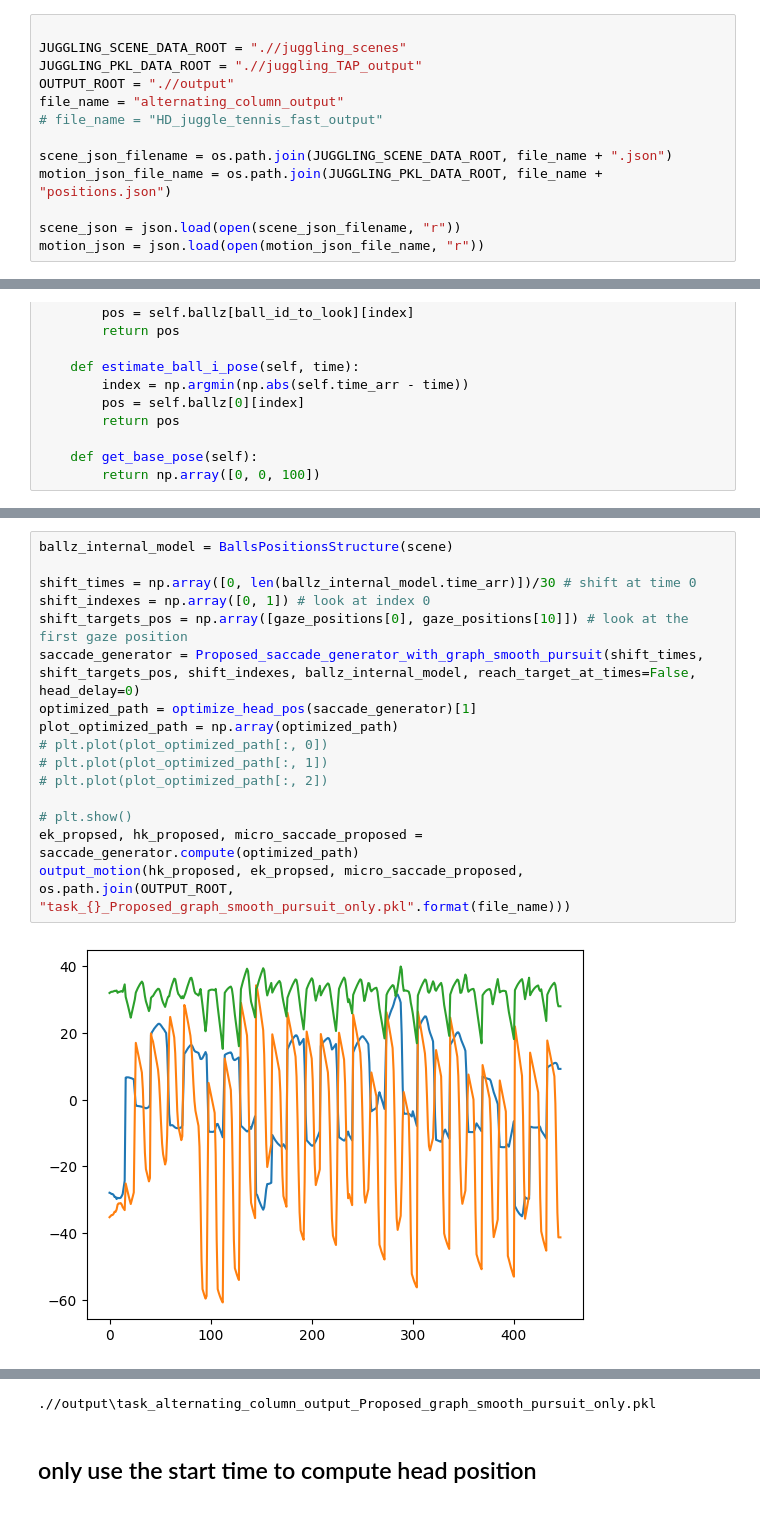
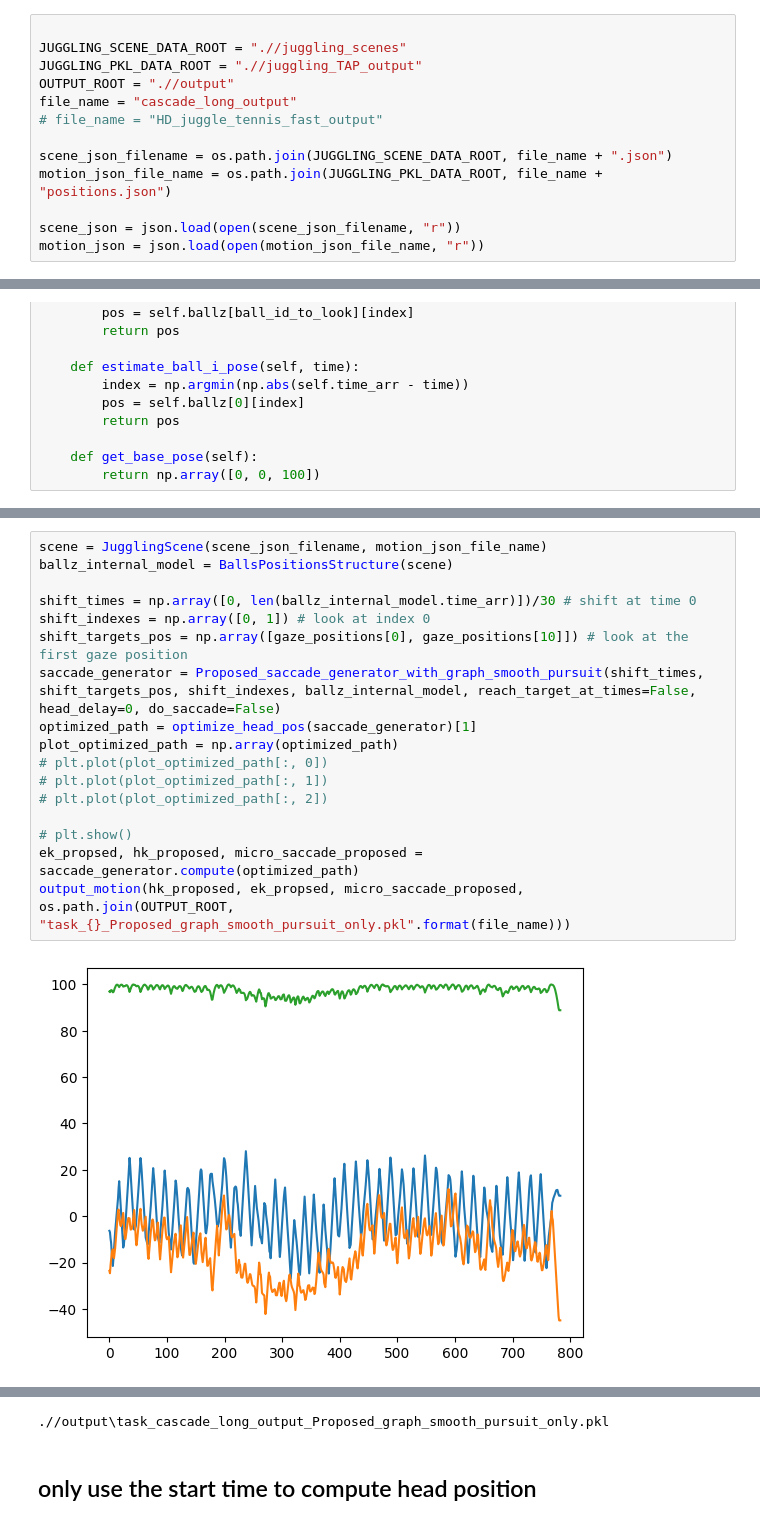
Before and after one commit to EvanSamaa/EyeIK, a Jupyter notebook: Juggling/generate_juggling_animation.ipynb, the cells around one changed output, grey strips where cells are left out. Drawn from its saved outputs; the diff is of its cells as text.

```diff
--- a/Juggling/generate_juggling_animation.ipynb
+++ b/Juggling/generate_juggling_animation.ipynb
@@ -211,7 +208,7 @@ def get_gaze_inputs(eye_traj, head_traj, input_times, input_angles):
 JUGGLING_SCENE_DATA_ROOT = ".//juggling_scenes"
 JUGGLING_PKL_DATA_ROOT = ".//juggling_TAP_output"
 OUTPUT_ROOT = ".//output"
-file_name = "alternating_column_output"
+file_name = "cascade_long_output"
 # file_name = "HD_juggle_tennis_fast_output"
 
 scene_json_filename = os.path.join(JUGGLING_SCENE_DATA_ROOT, file_name + ".json")
@@ -344,18 +341,19 @@ output_motion(hk_proposed, ek_propsed, micro_saccade_proposed, os.path.join(OUTP
 # %%
+scene = JugglingScene(scene_json_filename, motion_json_file_name)
 ballz_internal_model = BallsPositionsStructure(scene)
 
 shift_times = np.array([0, len(ballz_internal_model.time_arr)])/30 # shift at time 0
 shift_indexes = np.array([0, 1]) # look at index 0
 shift_targets_pos = np.array([gaze_positions[0], gaze_positions[10]]) # look at the first gaze position
-saccade_generator = Proposed_saccade_generator_with_graph_smooth_pursuit(shift_times, shift_targets_pos, shift_indexes, ballz_internal_model, reach_target_at_times=False, head_delay=0)
+saccade_generator = Proposed_saccade_generator_with_graph_smooth_pursuit(shift_times, shift_targets_pos, shift_indexes, ballz_internal_model, reach_target_at_times=False, head_delay=0, do_saccade=False)
 optimized_path = optimize_head_pos(saccade_generator)[1]
 plot_optimized_path = np.array(optimized_path)
 # plt.plot(plot_optimized_path[:, 0])
 # plt.plot(plot_optimized_path[:, 1])
 # plt.plot(plot_optimized_path[:, 2])
 
 # plt.show()
 ek_propsed, hk_proposed, micro_saccade_proposed = saccade_generator.compute(optimized_path)
 output_motion(hk_proposed, ek_propsed, micro_saccade_proposed, os.path.join(OUTPUT_ROOT, "task_{}_Proposed_graph_smooth_pursuit_only.pkl".format(file_name)))
 # %% [output]
-[figure, old version]
+[figure, new version]
@@ -362,4 +361,4 @@ output_motion(hk_proposed, ek_propsed, micro_saccade_proposed, os.path.join(OUTP
-.//output\task_alternating_column_output_Proposed_graph_smooth_pursuit_only.pkl
+.//output\task_cascade_long_output_Proposed_graph_smooth_pursuit_only.pkl
 # %% [markdown]
 ## only use the start time to compute head position
 # %%
```
Also changed, not shown: parts of 8 cells of this notebook, 16 other files.
